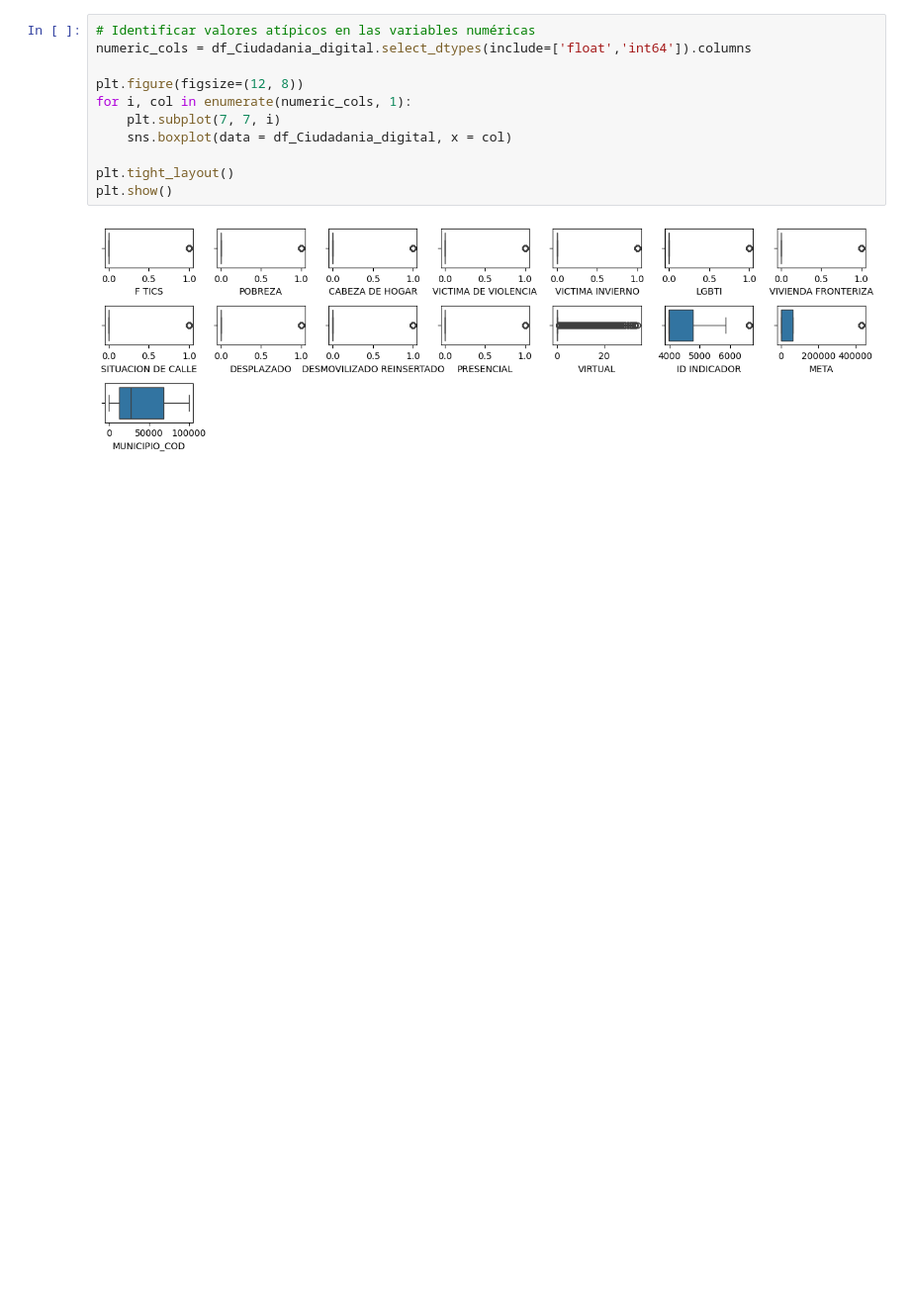
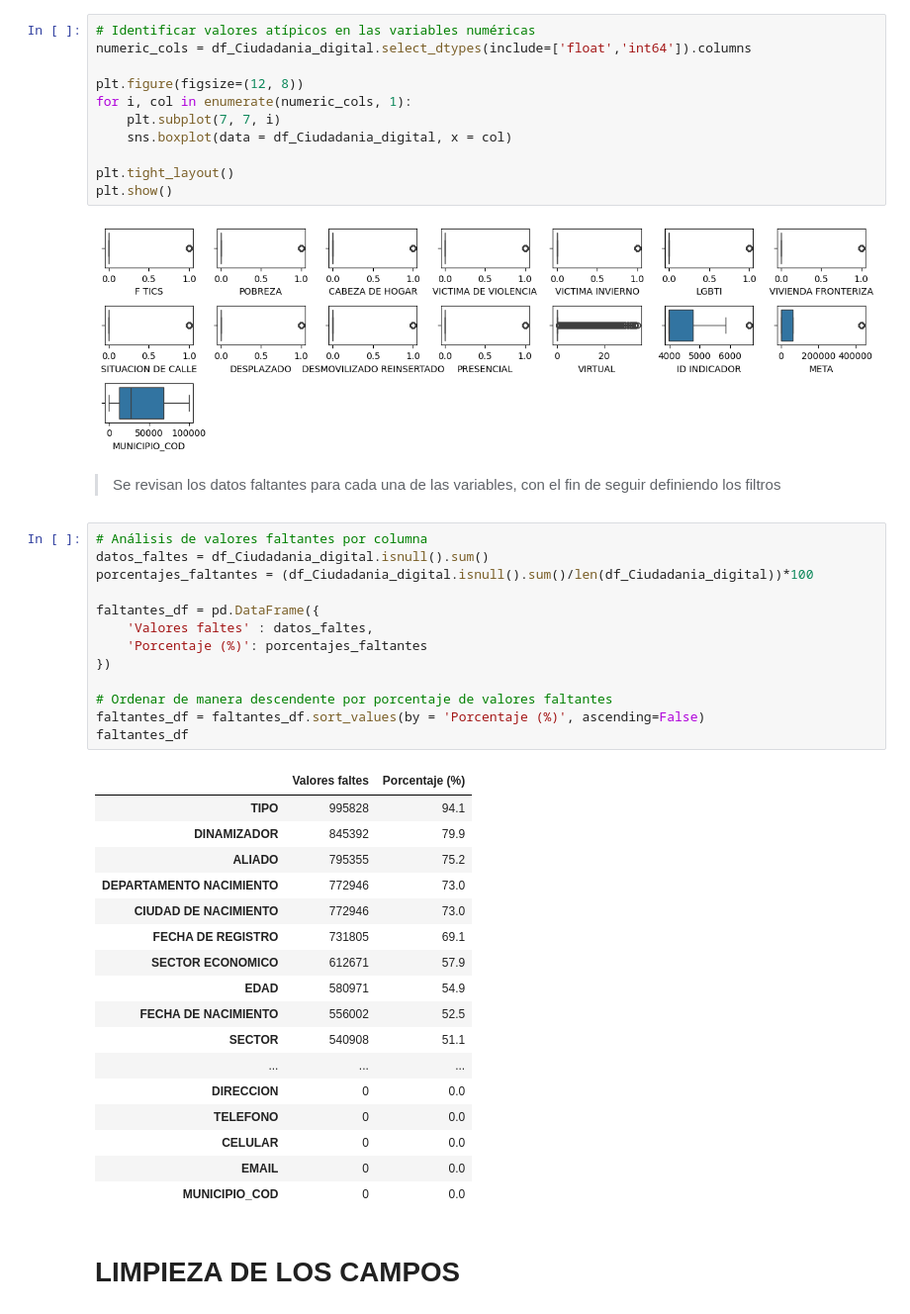
Before and after one commit to Dalivi83/analisisyvisualizaciondata, a Jupyter notebook: laboratorio2.ipynb, the cells around one changed output. Shown at 99% size. Cells and saved outputs as stored; diff of their text form; blank space fills up the shorter version.

```diff
--- a/laboratorio2.ipynb
+++ b/laboratorio2.ipynb
@@ -264,3 +264,38 @@ plt.tight_layout()
 plt.show()
 # %% [output]
 [figure]
+# %% [markdown]
+> Se revisan los datos faltantes para cada una de las variables, con el fin de seguir definiendo los filtros
+# %%
+# Análisis de valores faltantes por columna
+datos_faltes = df_Ciudadania_digital.isnull().sum()
+porcentajes_faltantes = (df_Ciudadania_digital.isnull().sum()/len(df_Ciudadania_digital))*100
+
+faltantes_df = pd.DataFrame({
+    'Valores faltes' : datos_faltes,
+    'Porcentaje (%)': porcentajes_faltantes
+})
+
+# Ordenar de manera descendente por porcentaje de valores faltantes
+faltantes_df = faltantes_df.sort_values(by = 'Porcentaje (%)', ascending=False)
+faltantes_df
+# %% [output]
+|  | Valores faltes | Porcentaje (%) |
+| TIPO | 995828 | 94.1 |
+| DINAMIZADOR | 845392 | 79.9 |
+| ALIADO | 795355 | 75.2 |
+| DEPARTAMENTO NACIMIENTO | 772946 | 73.0 |
+| CIUDAD DE NACIMIENTO | 772946 | 73.0 |
+| FECHA DE REGISTRO | 731805 | 69.1 |
+| SECTOR ECONOMICO | 612671 | 57.9 |
+| EDAD | 580971 | 54.9 |
+| FECHA DE NACIMIENTO | 556002 | 52.5 |
+| SECTOR | 540908 | 51.1 |
+| ... | ... | ... |
+| DIRECCION | 0 | 0.0 |
+| TELEFONO | 0 | 0.0 |
+| CELULAR | 0 | 0.0 |
+| EMAIL | 0 | 0.0 |
+| MUNICIPIO_COD | 0 | 0.0 |
+# %% [markdown]
+# LIMPIEZA DE LOS CAMPOS
```
